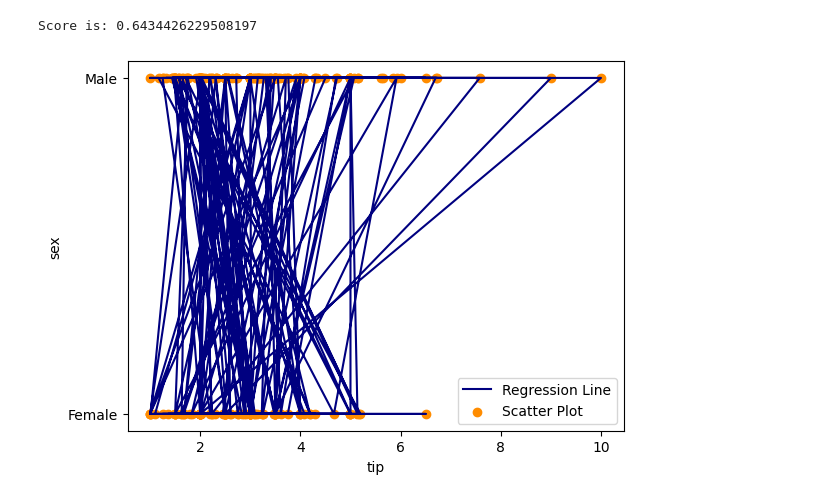
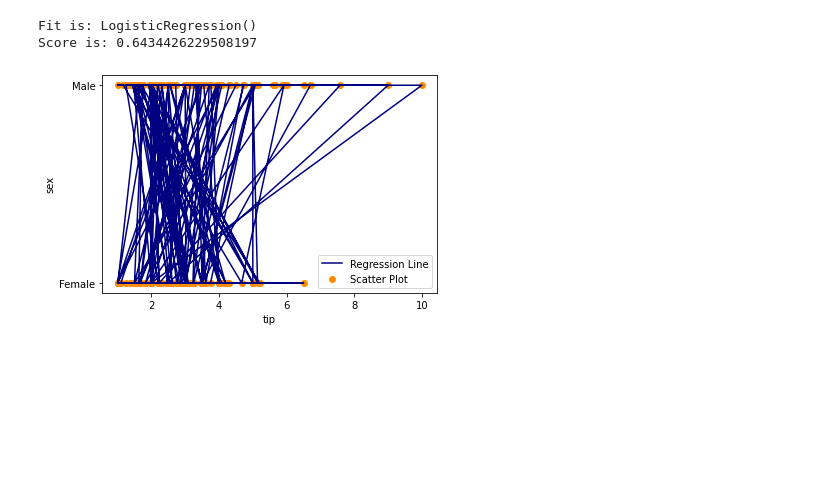
Before and after one commit to prabhasg03/academic_work, a Jupyter notebook: Task 6/Task 6.ipynb, the cells around one changed output. Saved outputs shown, nothing was run; the diff lists cells and outputs as text; code cells hidden in the pictures; blank space fills up the shorter version.

```diff
--- a/Task 6/Task 6.ipynb
+++ b/Task 6/Task 6.ipynb
@@ -66,5 +11,5 @@ import matplotlib.pyplot as plt
 # %%
-titanic_data=pd.read_csv('https://media.geeksforgeeks.org/wp-content/uploads/tips.csv ')
-print('Rows and Columns are',titanic_data.shape)
-titanic_data.head(10)
+data=pd.read_csv("tips.csv")
+print("Rows and Columns are:",data.shape)
+data.head(10)
 # %% [output]
@@ -83,5 +28,6 @@ Rows and Columns are (244, 7)
 # %%
 from sklearn.linear_model import LogisticRegression
 # %%
-X_Fare = titanic_data[['tip']].values
-y= titanic_data['sex'].values
+x_fare=data[['tip']].values
+y=data['sex'].values
+lr=LogisticRegression()
@@ -93,14 +34,14 @@ Fit is : LogisticRegression()
-# %%
-_predict=lr.predict(X_Fare) # Make a prediction
-print('Score is:', lr.score(X_Fare,y)) #The score function of sklearn can quickly assess the model performance
-# %% [output]
-Score is: 0.6434426229508197
 # %%
-plt.plot(X_Fare,y,color='navy', label='Regression Line') # Plotting line
-plt.scatter(X_Fare,y, color='darkorange', label='Scatter Plot') # Plotting Scatter points
+print("Fit is:",lr.fit(x_fare,y))
+y_predict=lr.predict(x_fare)
+print("Score is:",lr.score(x_fare,y))
+plt.plot(x_fare,y,color='navy',label='Regression Line')
+plt.scatter(x_fare,y,color='darkorange',label='Scatter Plot')
 plt.xlabel('tip')
 plt.ylabel('sex')
 plt.legend()
-plt.show() # Logistic Regression will gives the result as S-Curve Graph
+plt.show()
 # %% [output]
+Fit is: LogisticRegression()
+Score is: 0.6434426229508197
-[figure, old version]
+[figure, new version]
```
Also changed, not shown: parts of 12 cells of this notebook, 1 other file.
